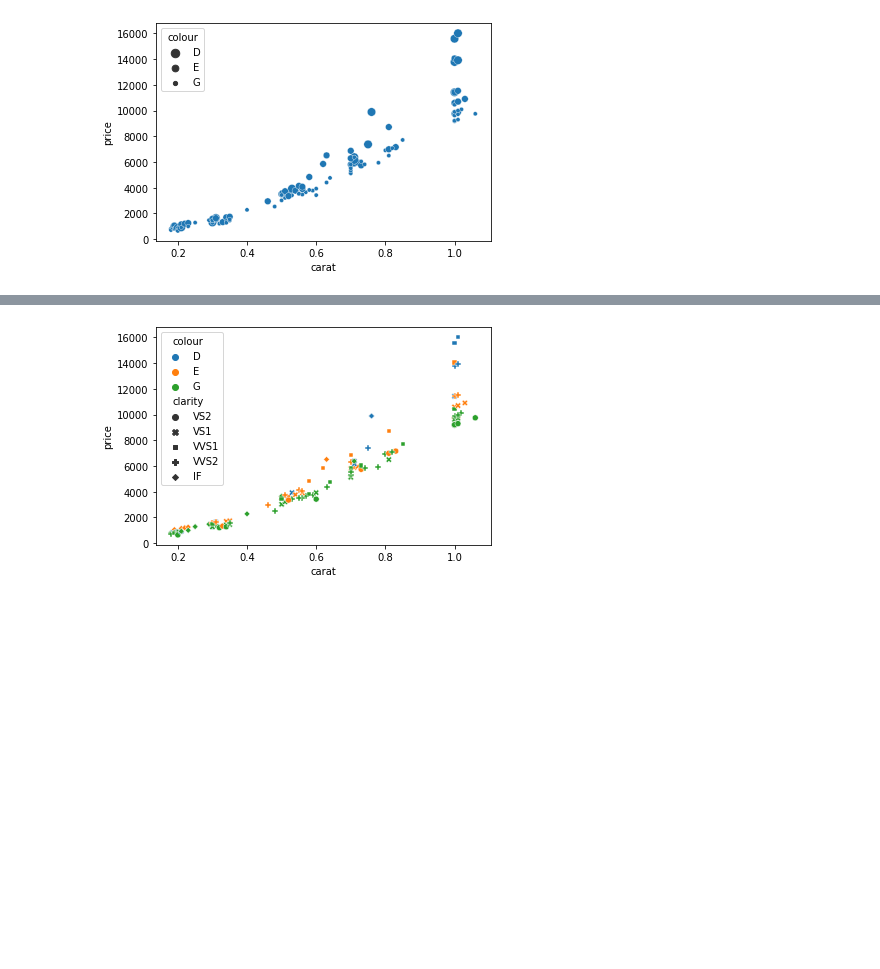
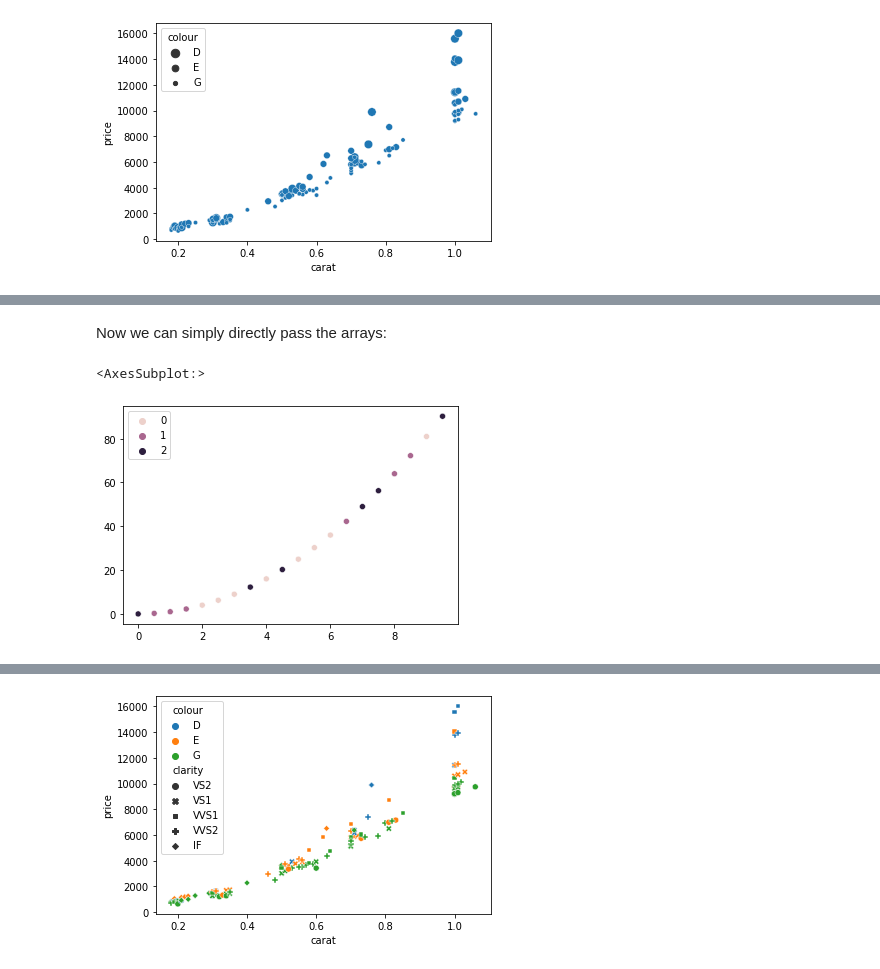
Before and after one commit to guiwitz/DAVPy, a Jupyter notebook: 13-Seaborn_concept.ipynb, the cells around one changed output, grey strips where cells are left out. Drawn from its saved outputs; the diff is of its cells as text; code cells hidden in the pictures; blank space fills up the shorter version.

```diff
--- a/13-Seaborn_concept.ipynb
+++ b/13-Seaborn_concept.ipynb
@@ -73,0 +95,11 @@ ax = sns.scatterplot(data=diams, x='carat', y='price', size='colour', ax=ax);
+# %%
+x_array = np.arange(0, 10, 0.5)
+y_array = x_array ** 2
+cat = np.random.randint(0,3,len(y_array))
+# %% [markdown]
+Now we can simply directly pass the arrays:
+# %%
+sns.scatterplot(x=x_array, y=y_array, hue=cat)
+# %% [output]
+<AxesSubplot:>
+[figure, added]
```
Also changed, not shown: parts of 14 cells of this notebook.
